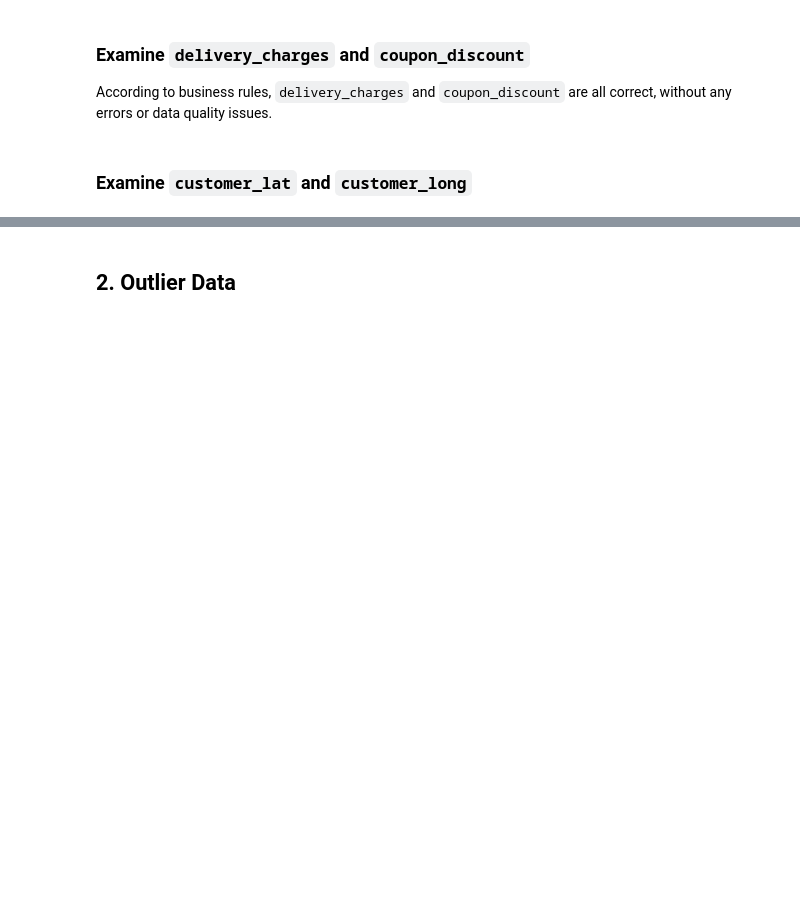
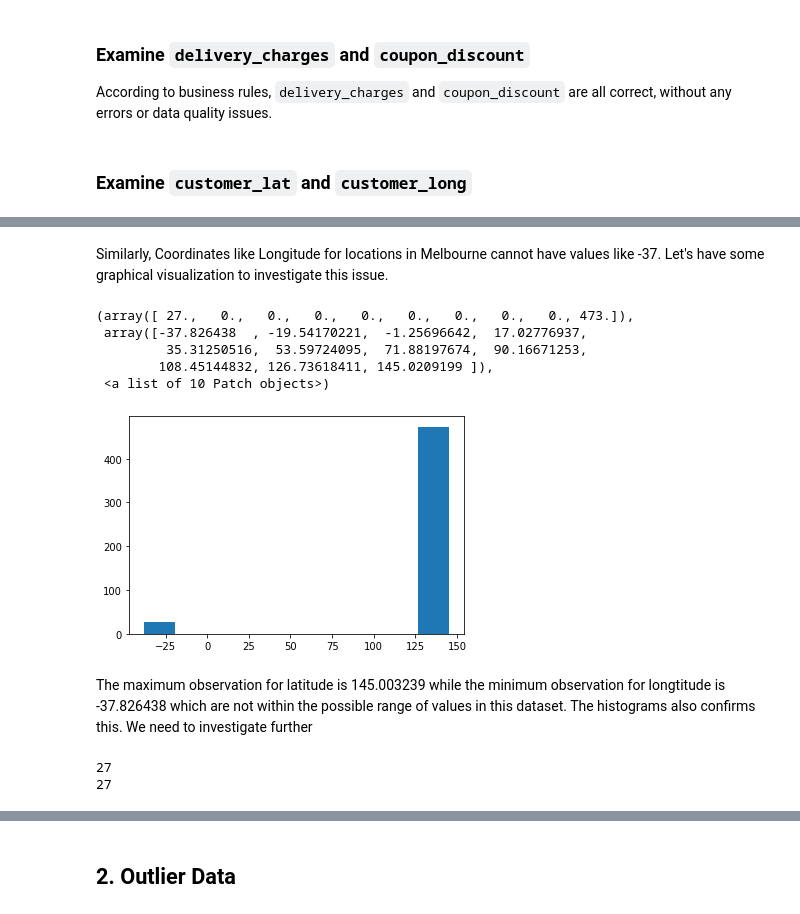
Before and after one commit to DanielTranDS/TransactionalRetailData-Wrangling-EDA, a Jupyter notebook: TransactionalRetail_Codes.ipynb, the cells around one changed output, grey strips where cells are left out. Cells and saved outputs as stored; diff of their text form; code cells hidden in the pictures; blank space fills up the shorter version.

```diff
--- a/TransactionalRetail_Codes.ipynb
+++ b/TransactionalRetail_Codes.ipynb
@@ -361,0 +400,20 @@ According to business rules, `delivery_charges` and `coupon_discount` are all co
+# %% [markdown]
+Similarly, Coordinates like Longitude for locations in Melbourne cannot have values like -37. Let's have some graphical visualization to investigate this issue.
+# %%
+plt.hist(dirty_data['customer_long'])
+##Some outliers for values of Longitude on the extreme left tail
+# %% [output]
+(array([ 27.,   0.,   0.,   0.,   0.,   0.,   0.,   0.,   0., 473.]),
+ array([-37.826438  , -19.54170221,  -1.25696642,  17.02776937,
+         35.31250516,  53.59724095,  71.88197674,  90.16671253,
+        108.45144832, 126.73618411, 145.0209199 ]),
+ <a list of 10 Patch objects>)
+[figure, added]
+# %% [markdown]
+The maximum observation for latitude is 145.003239 while the minimum observation for longtitude is -37.826438 which are not within the possible range of values in this dataset. The histograms also confirms this. We need to investigate further
+# %%
+print(len(dirty_data[dirty_data['customer_lat']>-37]))
+print(len(dirty_data[dirty_data['customer_long']<144]))
+# %% [output]
+27
+27
```
Also changed, not shown: parts of 95 cells of this notebook.
